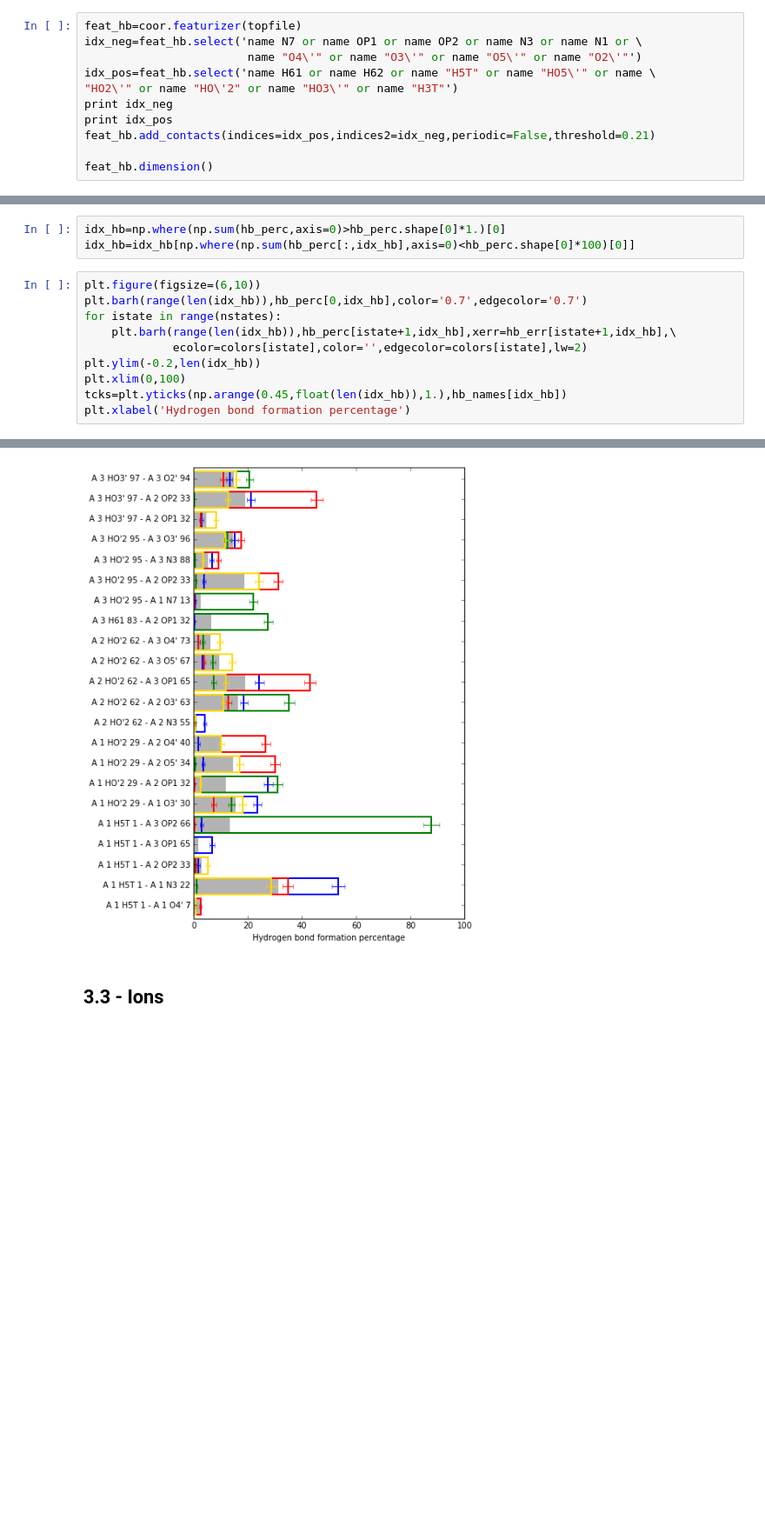
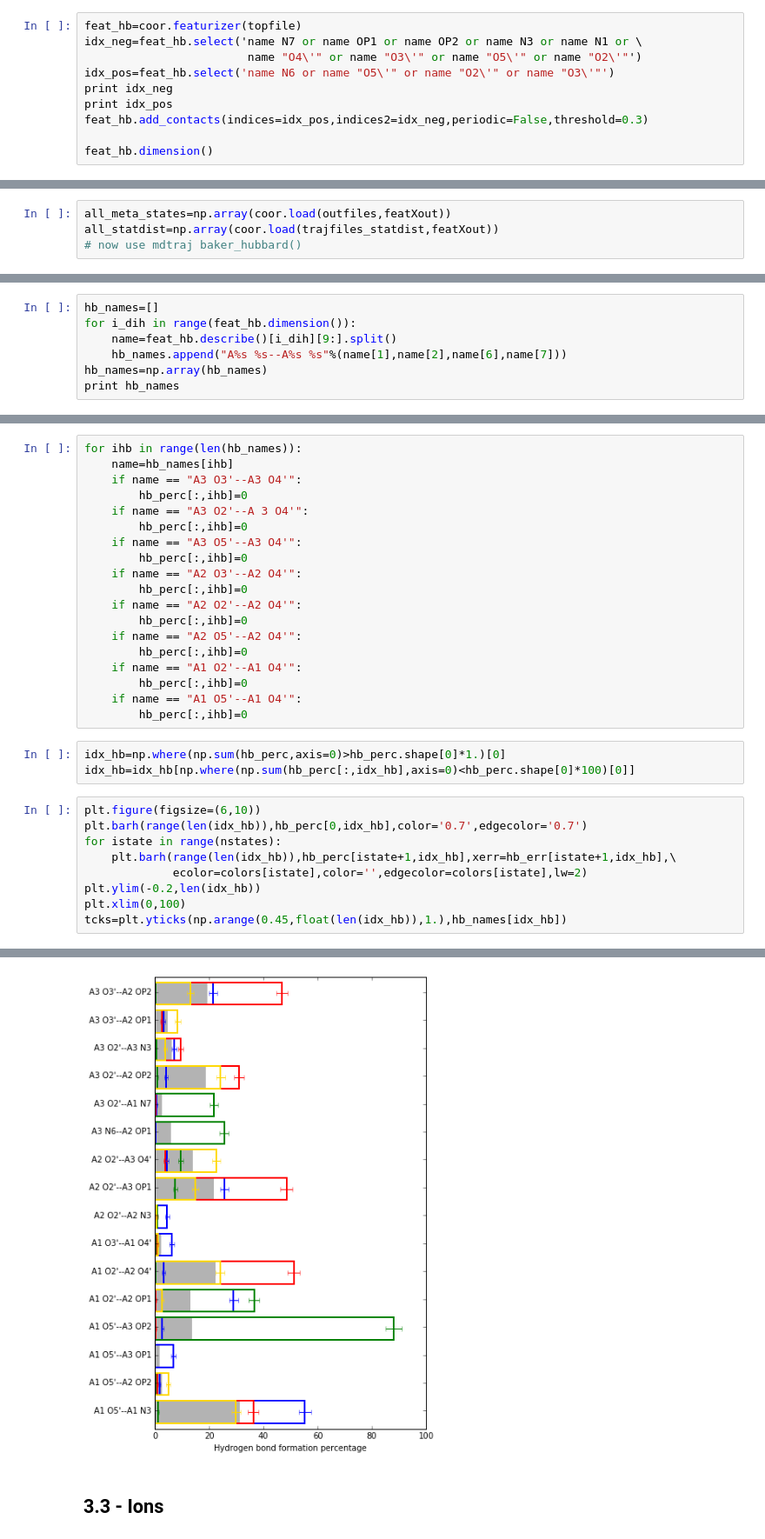
Before and after one commit to srnas/oligonucleotides-kinetics, a Jupyter notebook: trinucleotide.ipynb, the cells around one changed output, grey strips where cells are left out. Shown at 87% size. Drawn from its saved outputs; the diff is of its cells as text; blank space fills up the shorter version.

```diff
--- a/trinucleotide.ipynb
+++ b/trinucleotide.ipynb
@@ -512,11 +509,10 @@ plt.legend(loc=(0.2,8.5))
 feat_hb=coor.featurizer(topfile)
 idx_neg=feat_hb.select('name N7 or name OP1 or name OP2 or name N3 or name N1 or \
                         name "O4\'" or name "O3\'" or name "O5\'" or name "O2\'"')
-idx_pos=feat_hb.select('name H61 or name H62 or name "H5T" or name "HO5\'" or name \
-"HO2\'" or name "HO\'2" or name "HO3\'" or name "H3T"')
+idx_pos=feat_hb.select('name N6 or name "O5\'" or name "O2\'" or name "O3\'"')
 print idx_neg
 print idx_pos
-feat_hb.add_contacts(indices=idx_pos,indices2=idx_neg,periodic=False,threshold=0.21)
+feat_hb.add_contacts(indices=idx_pos,indices2=idx_neg,periodic=False,threshold=0.3)
 
 feat_hb.dimension()
 # %% [output]
@@ -527,0 +524,4 @@ Check the output of describe() to see the actual order of the features
+# %%
+all_meta_states=np.array(coor.load(outfiles,featXout))
+all_statdist=np.array(coor.load(trajfiles_statdist,featXout))
+# now use mdtraj baker_hubbard()
@@ -548,0 +549,7 @@ hb_names=np.array([feat_hb.describe()[i_dih][9:] for i_dih in range(275)])
+# %%
+hb_names=[]
+for i_dih in range(feat_hb.dimension()):
+    name=feat_hb.describe()[i_dih][9:].split()
+    hb_names.append("A%s %s--A%s %s"%(name[1],name[2],name[6],name[7]))
+hb_names=np.array(hb_names)
+print hb_names
@@ -549,3 +574,22 @@ hb_names=np.array([feat_hb.describe()[i_dih][9:] for i_dih in range(275)])
+# %%
+for ihb in range(len(hb_names)):
+    name=hb_names[ihb]
+    if name == "A3 O3'--A3 O4'":
+        hb_perc[:,ihb]=0
+    if name == "A3 O2'--A 3 O4'":
+        hb_perc[:,ihb]=0
+    if name == "A3 O5'--A3 O4'":
+        hb_perc[:,ihb]=0
+    if name == "A2 O3'--A2 O4'":
+        hb_perc[:,ihb]=0
+    if name == "A2 O2'--A2 O4'":
+        hb_perc[:,ihb]=0
+    if name == "A2 O5'--A2 O4'":
+        hb_perc[:,ihb]=0
+    if name == "A1 O2'--A1 O4'":
+        hb_perc[:,ihb]=0
+    if name == "A1 O5'--A1 O4'":
+        hb_perc[:,ihb]=0
 # %%
 idx_hb=np.where(np.sum(hb_perc,axis=0)>hb_perc.shape[0]*1.)[0]
 idx_hb=idx_hb[np.where(np.sum(hb_perc[:,idx_hb],axis=0)<hb_perc.shape[0]*100)[0]]
@@ -558,5 +602,4 @@ for istate in range(nstates):
 plt.ylim(-0.2,len(idx_hb))
 plt.xlim(0,100)
 tcks=plt.yticks(np.arange(0.45,float(len(idx_hb)),1.),hb_names[idx_hb])
-plt.xlabel('Hydrogen bond formation percentage')
 # %% [output]
@@ -564,4 +606,4 @@ plt.xlabel('Hydrogen bond formation percentage')
-[figure, old version]
+[figure, new version]
 # %% [markdown]
 ## 3.3 - Ions
 # %%
```
Also changed, not shown: parts of 8 cells of this notebook, 1 other file.
